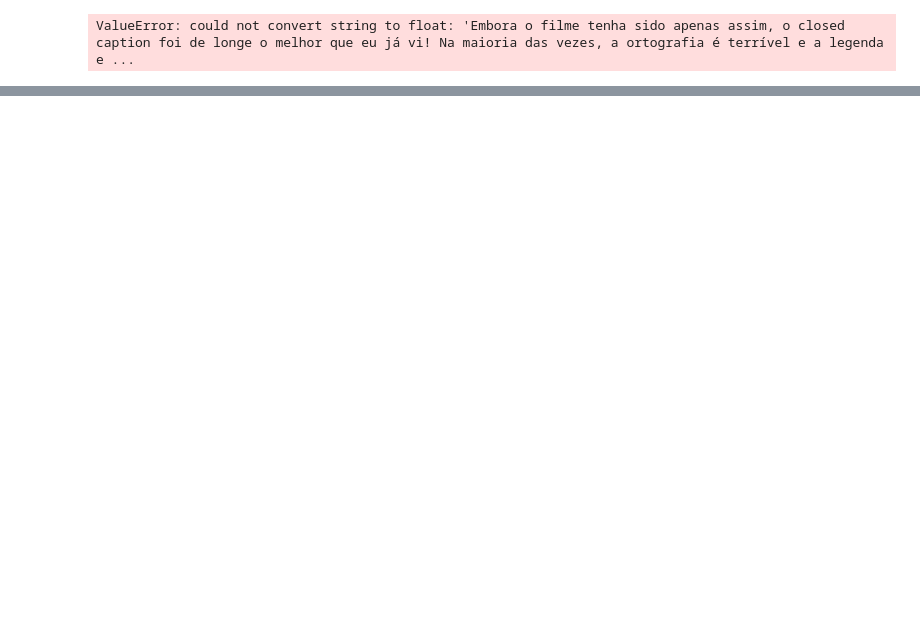
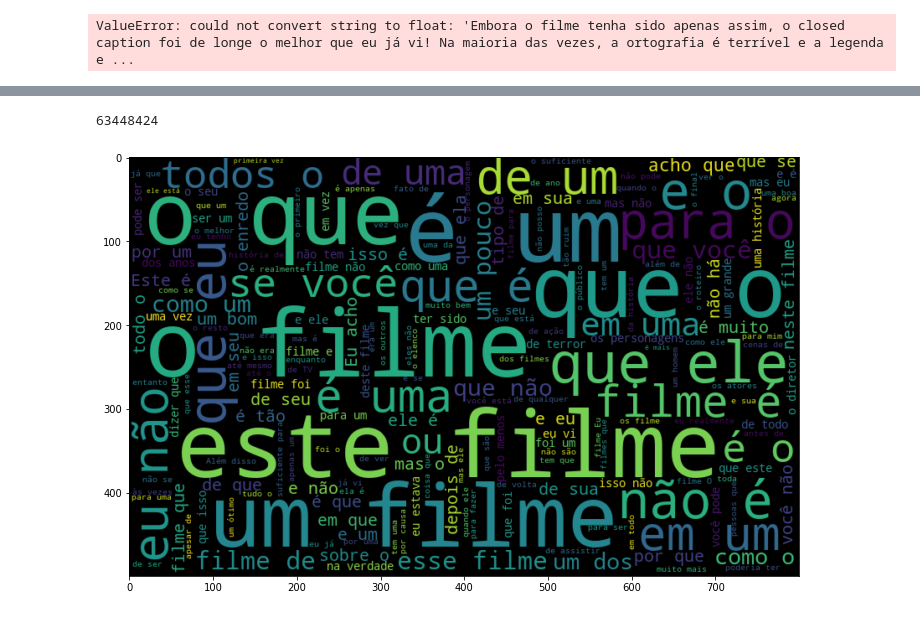
Before and after one commit to antonioeagomes/analise-dados-textuais, a Jupyter notebook: IMDB.ipynb, the cells around one changed output, grey strips where cells are left out. Cells and saved outputs as stored; diff of their text form; code cells hidden in the pictures; blank space fills up the shorter version.

```diff
--- a/IMDB.ipynb
+++ b/IMDB.ipynb
@@ -51,0 +95,9 @@ True
+# %%
+from wordcloud import WordCloud
+# Vetorizar as palavras do corpus
+palavras = ' '.join([palavra for palavra in imdb['text_pt']])
+len(palavras)
+# %% [output]
+63448424
+# %%
+nuvem = WordCloud(width=800, height=500, max_font_size=110, collocations=False).generate(palavras)
@@ -51,0 +106,6 @@ True
+# %%
+plt.figure(figsize=(12,8))
+plt.imshow(nuvem, interpolation='bilinear')
+plt.show()
+# %% [output]
+[figure, added]
```
Also changed, not shown: parts of 39 cells of this notebook, 2 other files.
